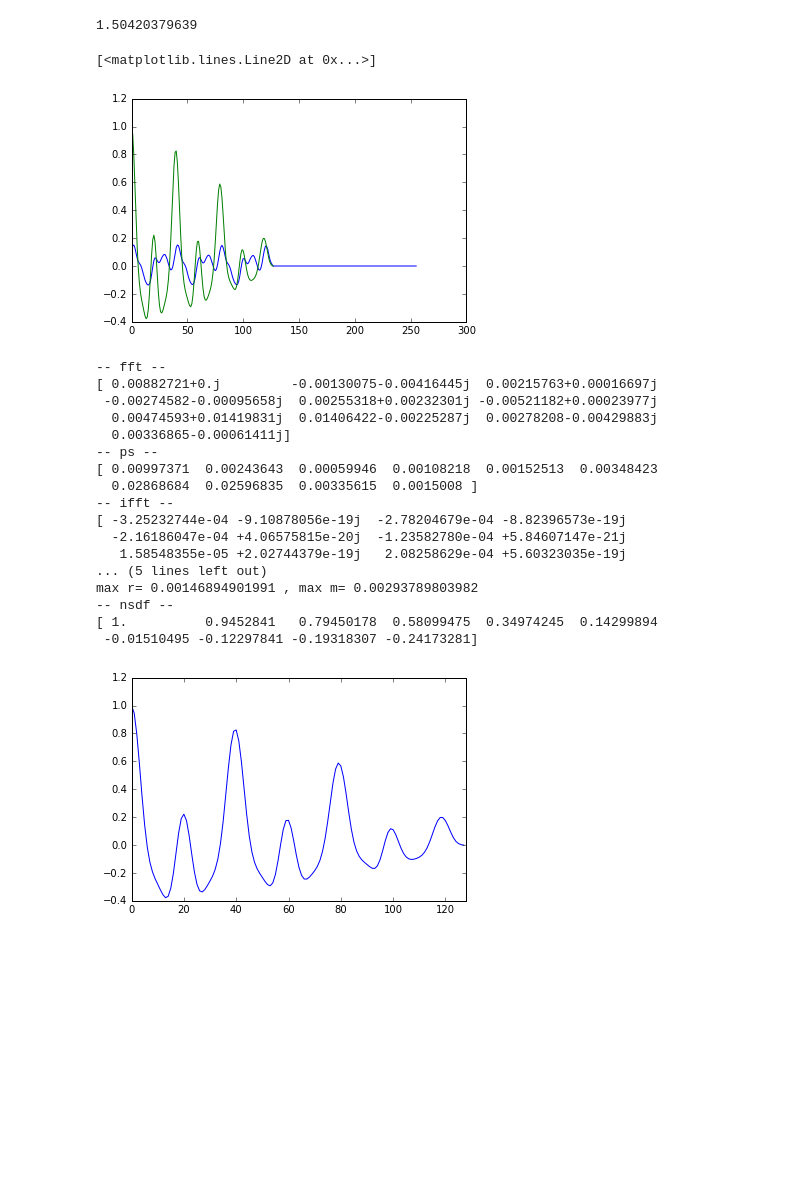
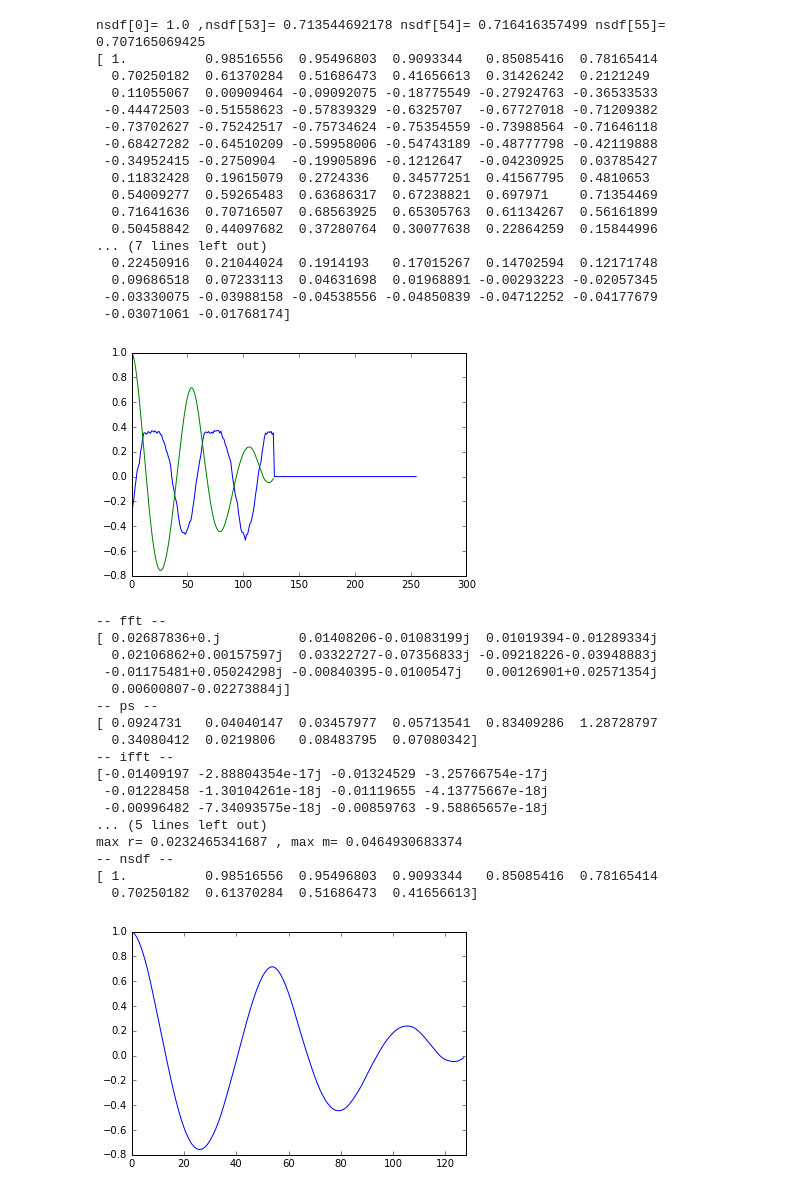
Before and after one commit to hamling-ling/OsakanaFFT, a Jupyter notebook: research/kurumi.ipynb, the cells around one changed output. Cells and saved outputs as stored; diff of their text form; code cells hidden in the pictures; blank space fills up the shorter version.

Commit message:
add some kurumi specific computation

```diff
--- a/research/kurumi.ipynb
+++ b/research/kurumi.ipynb
@@ -8,3 +8,4 @@ HRM1017 analogread analysis
 # %%
-data=np.loadtxt('hrm1017_3.dat', delimiter=',')
-#plt.plot(data)
+data=np.loadtxt('kurumi1.dat', delimiter=',')
+ts = np.linspace(0,128,128);
+plt.plot(ts,data[0:128], ts+109,data[0:128])
@@ -14,33 +19,48 @@ def funcM(x,t):
     return ret
 # %%
 N=256
-N2=N/2
+N2=int(N/2)
 
 x=data
 x=(x-512)/512
 x[N2:N] = np.zeros(N2)
 plt.plot(x)
 
 # smarter way paper
 F=np.fft.fft(x)
 #plt.plot(np.real(F))
 ps=np.real(F*np.conjugate(F))
-#plt.plot(ps)
-r=np.real(np.fft.ifft(ps))
+Finv=np.fft.ifft(ps)
+r=np.real(Finv)
 x2=x*x
 m=np.zeros(N2)
 for i in np.arange(N2):
     m[i]=funcM(x2,i)
 #plt.plot(m)
-print(m[0])
 r=r[0:N2]
 nsdf=2*r/m
 plt.plot(nsdf)
-#print(nsdf)
+print("nsdf[0]=", nsdf[0], ",nsdf[53]=", nsdf[53], "nsdf[54]=", nsdf[54], "nsdf[55]=", nsdf[55])
+print(nsdf)
 # %% [output]
-1.50420379639
+nsdf[0]= 1.0 ,nsdf[53]= 0.713544692178 nsdf[54]= 0.716416357499 nsdf[55]= 0.707165069425
+[ 1.          0.98516556  0.95496803  0.9093344   0.85085416  0.78165414
+  0.70250182  0.61370284  0.51686473  0.41656613  0.31426242  0.2121249
+  0.11055067  0.00909464 -0.09092075 -0.18775549 -0.27924763 -0.36533533
+ -0.44472503 -0.51558623 -0.57839329 -0.6325707  -0.67727018 -0.71209382
+ -0.73702627 -0.75242517 -0.75734624 -0.75354559 -0.73988564 -0.71646118
+ -0.68427282 -0.64510209 -0.59958006 -0.54743189 -0.48777798 -0.42119888
+ -0.34952415 -0.2750904  -0.19905896 -0.1212647  -0.04230925  0.03785427
+  0.11832428  0.19615079  0.2724336   0.34577251  0.41567795  0.4810653
+  0.54009277  0.59265483  0.63686317  0.67238821  0.697971    0.71354469
+  0.71641636  0.70716507  0.68563925  0.65305763  0.61134267  0.56161899
+  0.50458842  0.44097682  0.37280764  0.30077638  0.22864259  0.15844996
+... (7 lines left out)
+  0.22450916  0.21044024  0.1914193   0.17015267  0.14702594  0.12171748
+  0.09686518  0.07233113  0.04631698  0.01968891 -0.00293223 -0.02057345
+ -0.03330075 -0.03988158 -0.04538556 -0.04850839 -0.04712252 -0.04177679
+ -0.03071061 -0.01768174]
-[<matplotlib.lines.Line2D at 0x...>]
-[figure, old version]
+[figure, new version]
 # %%
 
 # overflow considering
@@ -73,23 +93,23 @@ plt.xlim([0,N2])
 plt.show()
 # %% [output]
 -- fft --
-[ 0.00882721+0.j         -0.00130075-0.00416445j  0.00215763+0.00016697j
- -0.00274582-0.00095658j  0.00255318+0.00232301j -0.00521182+0.00023977j
-  0.00474593+0.01419831j  0.01406422-0.00225287j  0.00278208-0.00429883j
-  0.00336865-0.00061411j]
+[ 0.02687836+0.j          0.01408206-0.01083199j  0.01019394-0.01289334j
+  0.02106862+0.00157597j  0.03322727-0.07356833j -0.09218226-0.03948883j
+ -0.01175481+0.05024298j -0.00840395-0.0100547j   0.00126901+0.02571354j
+  0.00600807-0.02273884j]
 -- ps --
-[ 0.00997371  0.00243643  0.00059946  0.00108218  0.00152513  0.00348423
-  0.02868684  0.02596835  0.00335615  0.0015008 ]
+[ 0.0924731   0.04040147  0.03457977  0.05713541  0.83409286  1.28728797
+  0.34080412  0.0219806   0.08483795  0.07080342]
 -- ifft --
-[ -3.25232744e-04 -9.10878056e-19j  -2.78204679e-04 -8.82396573e-19j
-  -2.16186047e-04 +4.06575815e-20j  -1.23582780e-04 +5.84607147e-21j
-   1.58548355e-05 +2.02744379e-19j   2.08258629e-04 +5.60323035e-19j
+[-0.01409197 -2.88804354e-17j -0.01324529 -3.25766754e-17j
+ -0.01228458 -1.30104261e-18j -0.01119655 -4.13775667e-18j
+ -0.00996482 -7.34093575e-18j -0.00859763 -9.58865657e-18j
 ... (5 lines left out)
-max r= 0.00146894901991 , max m= 0.00293789803982
+max r= 0.0232465341687 , max m= 0.0464930683374
 -- nsdf --
-[ 1.          0.9452841   0.79450178  0.58099475  0.34974245  0.14299894
- -0.01510495 -0.12297841 -0.19318307 -0.24173281]
+[ 1.          0.98516556  0.95496803  0.9093344   0.85085416  0.78165414
+  0.70250182  0.61370284  0.51686473  0.41656613]
-[figure, old version]
+[figure, new version]
 # %%
 #512*1024adc and min, max w/o advertising
 ts=np.array([38902980, 38901476, 38900266, 38900491, 38900613,38900814 ])
```
Also changed, not shown: parts of 7 cells of this notebook.
